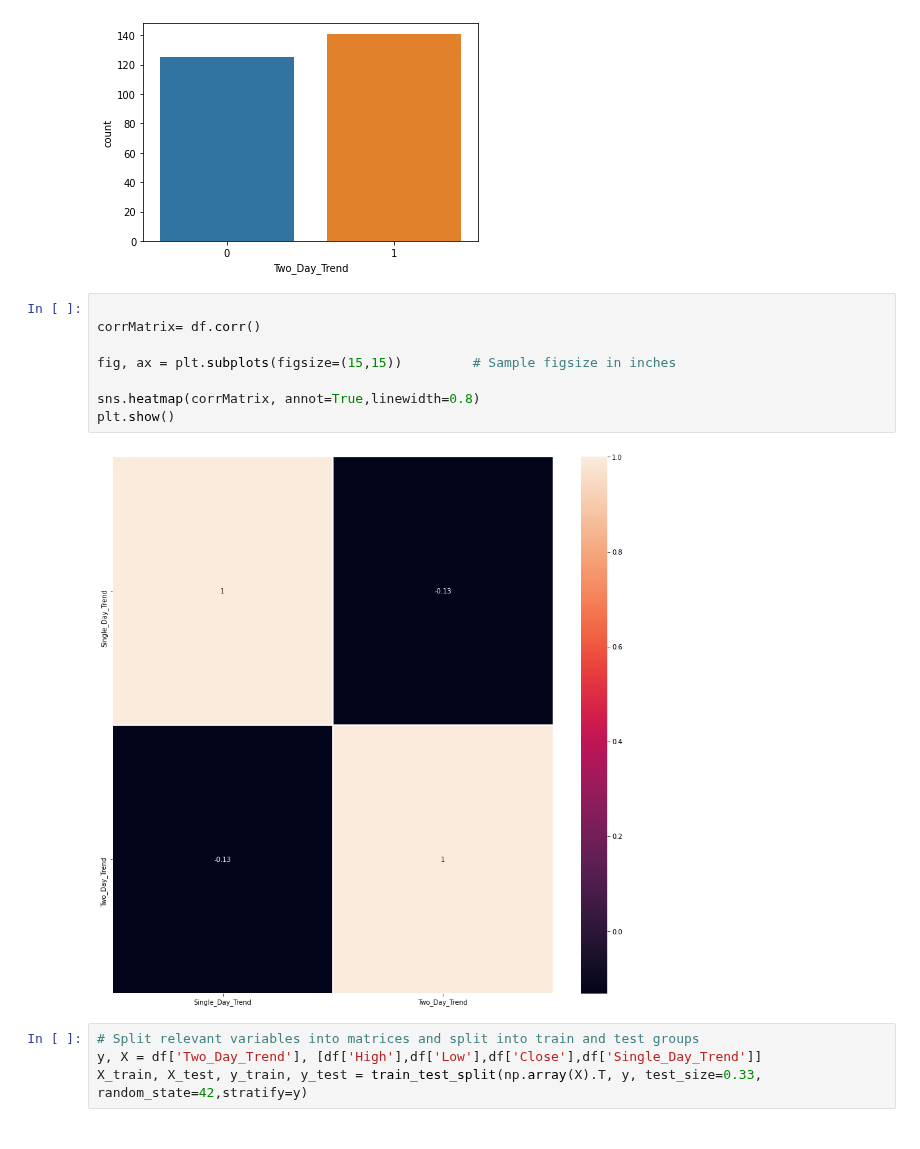
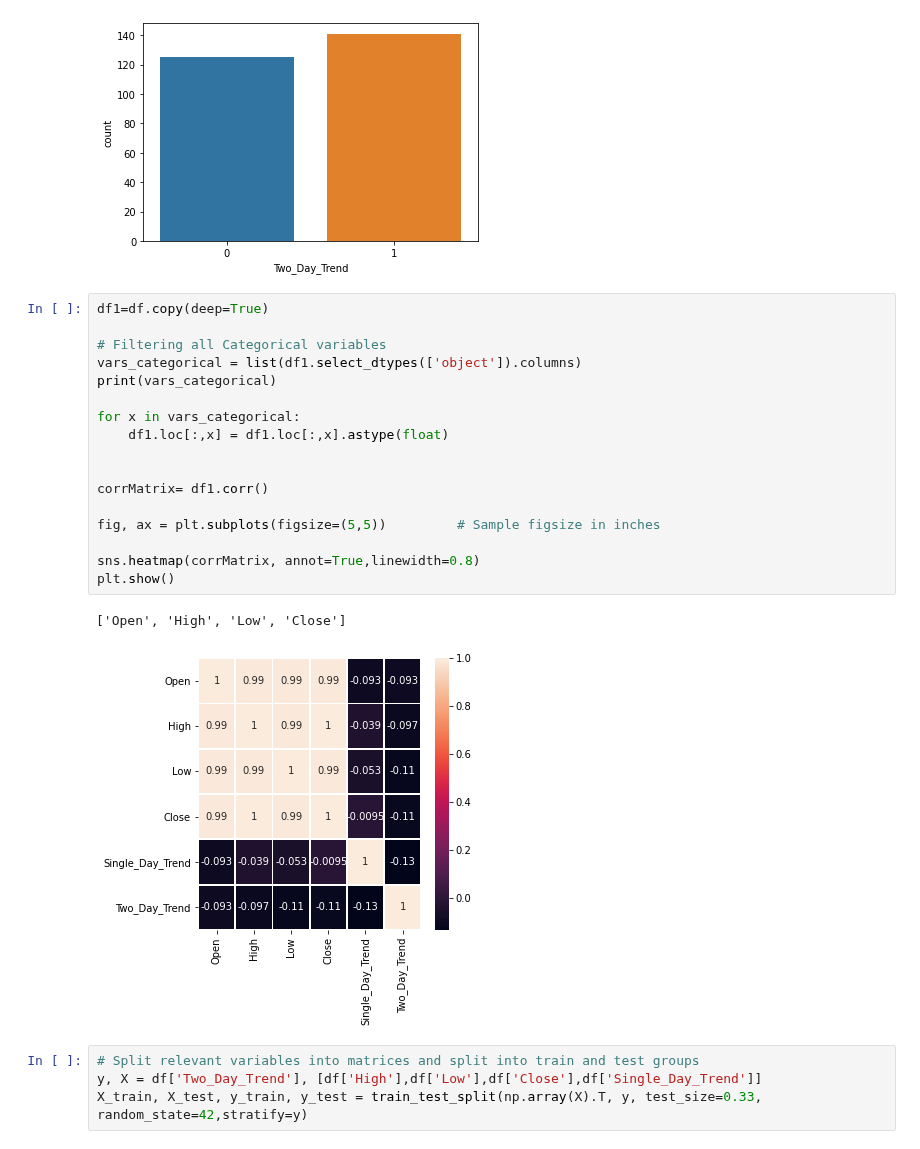
Before and after one commit to Mayank-004/Trend-prediction-using-Binance-API, a Jupyter notebook: EAI_6010_Final_Project_Binance_(ADA).ipynb, the cells around one changed output. Cells and saved outputs as stored; diff of their text form.

```diff
--- a/EAI_6010_Final_Project_Binance_(ADA).ipynb
+++ b/EAI_6010_Final_Project_Binance_(ADA).ipynb
@@ -150,15 +174,25 @@ sns.countplot(df['Two_Day_Trend'])
 <matplotlib.axes._subplots.AxesSubplot at 0x...>
 [figure]
 # %%
+df1=df.copy(deep=True)
 
-corrMatrix= df.corr()
+# Filtering all Categorical variables
+vars_categorical = list(df1.select_dtypes(['object']).columns)
+print(vars_categorical)
 
-fig, ax = plt.subplots(figsize=(15,15))         # Sample figsize in inches
+for x in vars_categorical:
+    df1.loc[:,x] = df1.loc[:,x].astype(float)
+
+
+corrMatrix= df1.corr()
+
+fig, ax = plt.subplots(figsize=(5,5))         # Sample figsize in inches
 
 sns.heatmap(corrMatrix, annot=True,linewidth=0.8)
 plt.show()
 # %% [output]
+['Open', 'High', 'Low', 'Close']
-[figure, old version]
+[figure, new version]
 # %%
 # Split relevant variables into matrices and split into train and test groups
 y, X = df['Two_Day_Trend'], [df['High'],df['Low'],df['Close'],df['Single_Day_Trend']]
```
Also changed, not shown: parts of 5 cells of this notebook.
